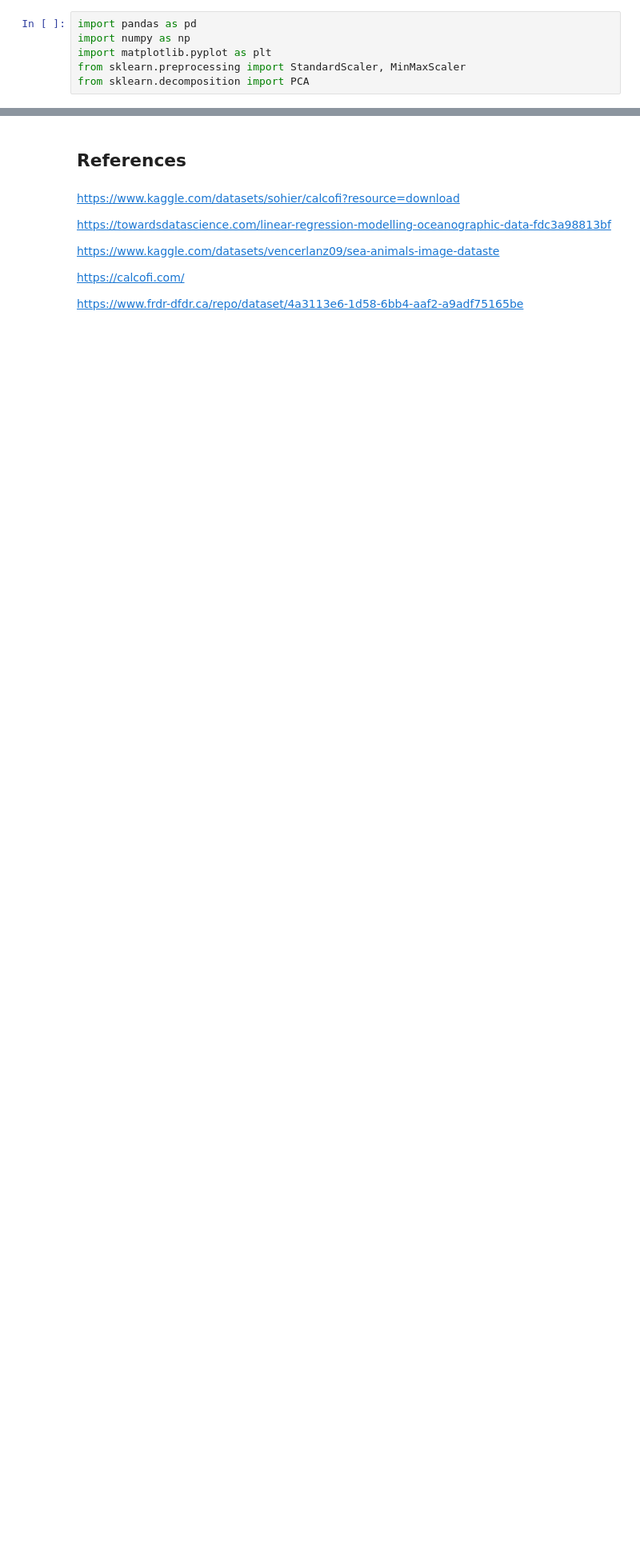
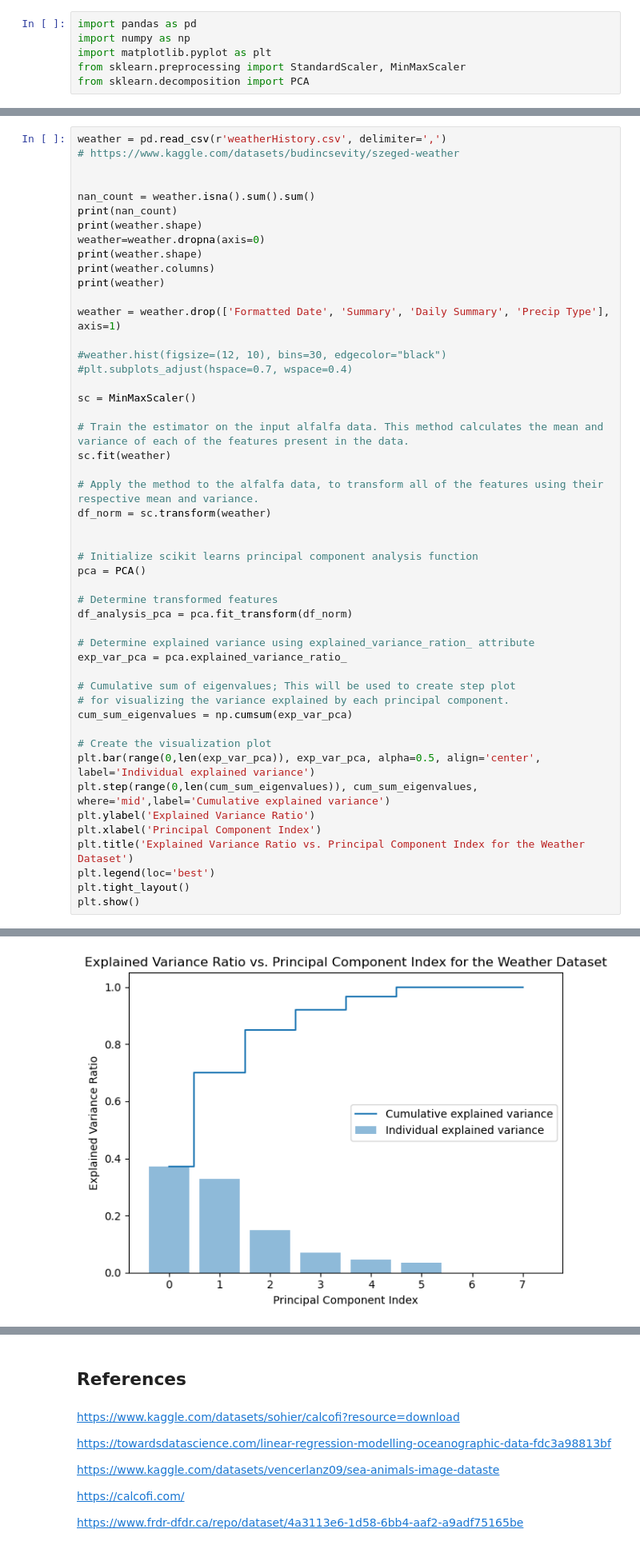
Before and after one commit to karlzam/school, a Jupyter notebook: phys555/assignment02/A2Q1-KZammit.ipynb, the cells around one changed output, grey strips where cells are left out. Shown at 80% size. Saved outputs shown, nothing was run; the diff lists cells and outputs as text; blank space fills up the shorter version.

```diff
--- a/phys555/assignment02/A2Q1-KZammit.ipynb
+++ b/phys555/assignment02/A2Q1-KZammit.ipynb
@@ -41,0 +43,50 @@ Index(['Cst_Cnt', 'Btl_Cnt', 'Sta_ID', 'Depth_ID', 'Depthm', 'T_degC',
+# %%
+weather = pd.read_csv(r'weatherHistory.csv', delimiter=',')
+# https://www.kaggle.com/datasets/budincsevity/szeged-weather
+
+
+nan_count = weather.isna().sum().sum()
+print(nan_count)
+print(weather.shape)
+weather=weather.dropna(axis=0)
+print(weather.shape)
+print(weather.columns)
+print(weather)
+
+weather = weather.drop(['Formatted Date', 'Summary', 'Daily Summary', 'Precip Type'], axis=1)
+
+#weather.hist(figsize=(12, 10), bins=30, edgecolor="black")
+#plt.subplots_adjust(hspace=0.7, wspace=0.4)
+
+sc = MinMaxScaler()
+
+# Train the estimator on the input alfalfa data. This method calculates the mean and variance of each of the features present in the data.
+sc.fit(weather)
+
+# Apply the method to the alfalfa data, to transform all of the features using their respective mean and variance.
+df_norm = sc.transform(weather)
+
+
+# Initialize scikit learns principal component analysis function
+pca = PCA()
+
+# Determine transformed features
+df_analysis_pca = pca.fit_transform(df_norm)
+
+# Determine explained variance using explained_variance_ration_ attribute
+exp_var_pca = pca.explained_variance_ratio_
+
+# Cumulative sum of eigenvalues; This will be used to create step plot
+# for visualizing the variance explained by each principal component.
+cum_sum_eigenvalues = np.cumsum(exp_var_pca)
+
+# Create the visualization plot
+plt.bar(range(0,len(exp_var_pca)), exp_var_pca, alpha=0.5, align='center', label='Individual explained variance')
+plt.step(range(0,len(cum_sum_eigenvalues)), cum_sum_eigenvalues, where='mid',label='Cumulative explained variance')
+plt.ylabel('Explained Variance Ratio')
+plt.xlabel('Principal Component Index')
+plt.title('Explained Variance Ratio vs. Principal Component Index for the Weather Dataset')
+plt.legend(loc='best')
+plt.tight_layout()
+plt.show()
+# %% [output]
@@ -42,3 +110,4 @@ Index(['Cst_Cnt', 'Btl_Cnt', 'Sta_ID', 'Depth_ID', 'Depthm', 'T_degC',
+[figure, added]
 # %%
 print(df_notnull.columns)
 print(np.max(df_notnull['Btl_Cnt']))
```
Also changed, not shown: parts of 2 cells of this notebook, 16 other files.
